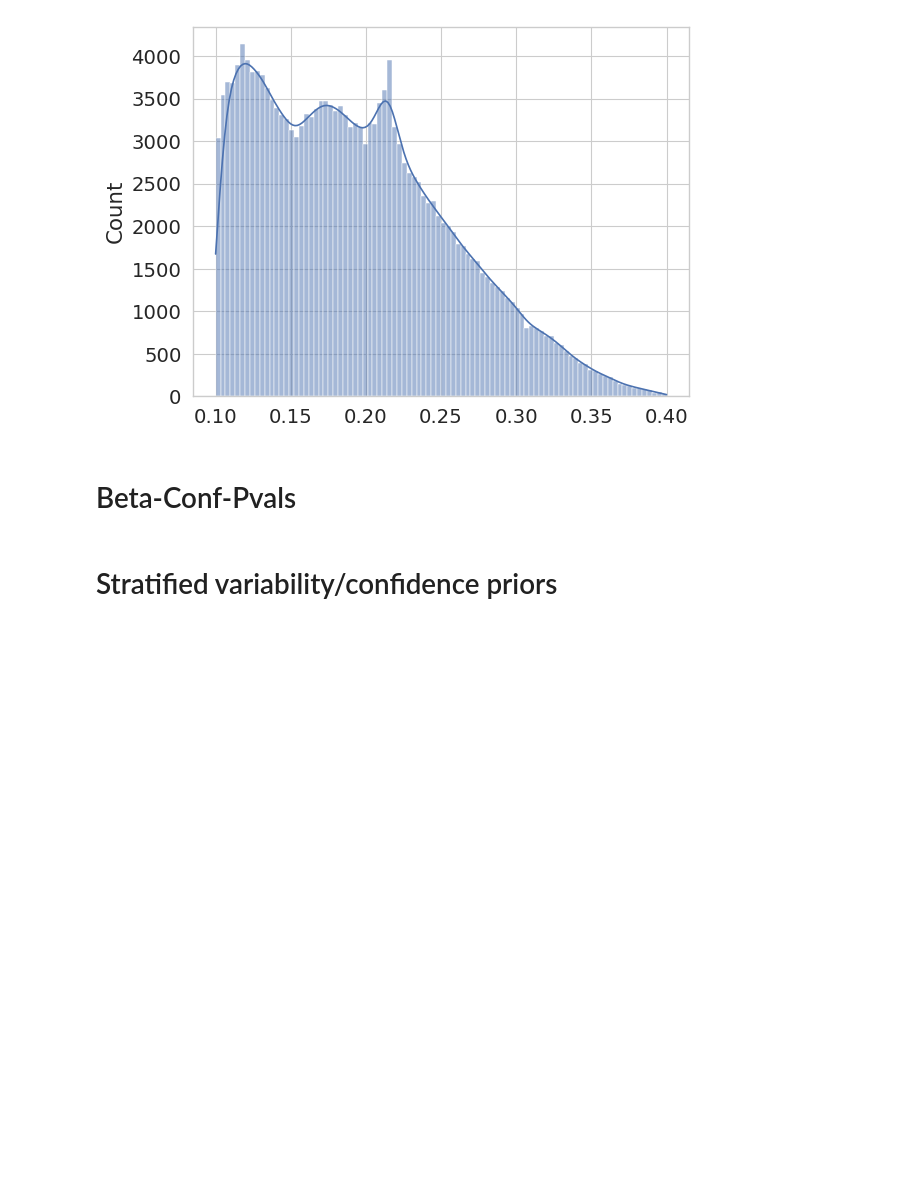
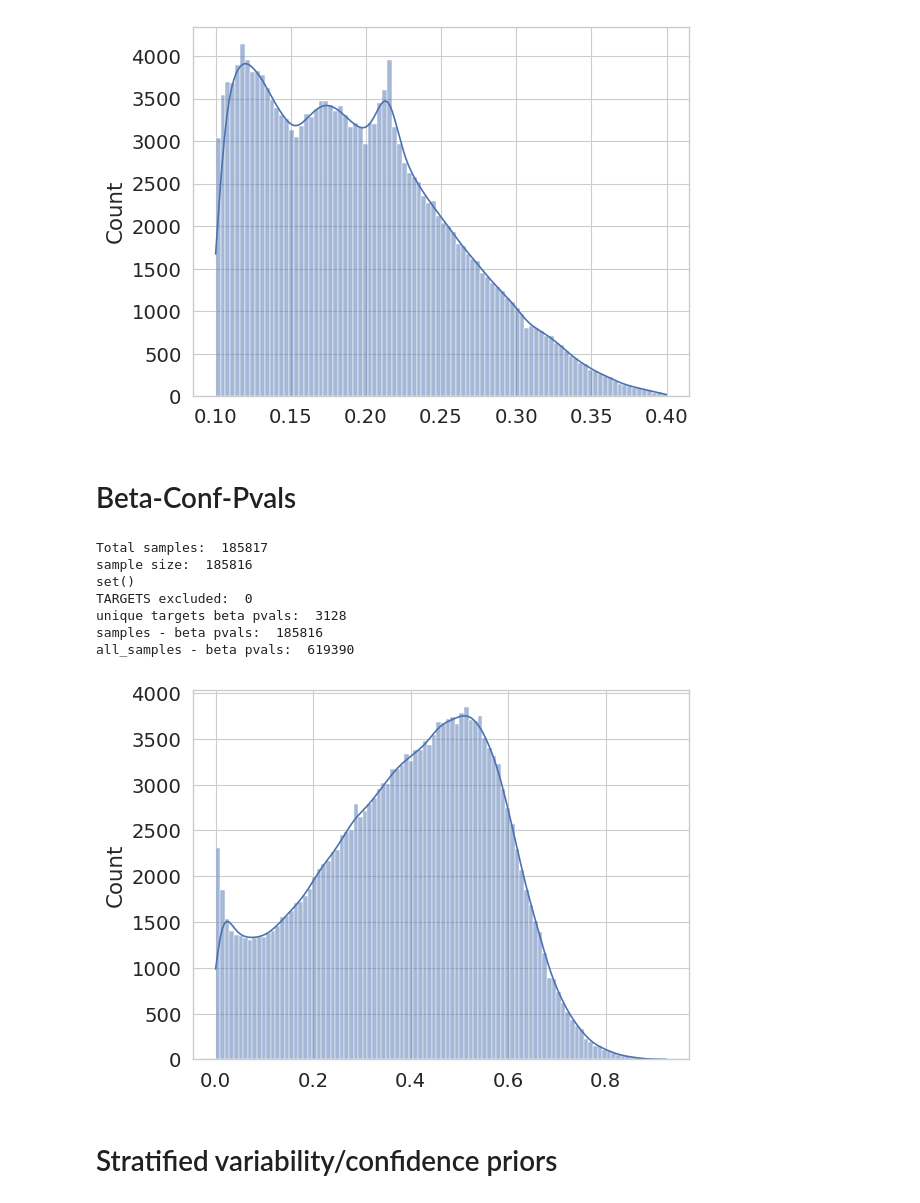
Before and after one commit to jr4fs/vl-pretraining, a Jupyter notebook: src/dataset_selection/sampling/stratified_beta_sampling.ipynb, the cells around one changed output. Drawn from its saved outputs; the diff is of its cells as text; code cells hidden in the pictures; blank space fills up the shorter version.

Commit message:
beta pvals conf

```diff
--- a/src/dataset_selection/sampling/stratified_beta_sampling.ipynb
+++ b/src/dataset_selection/sampling/stratified_beta_sampling.ipynb
@@ -733,11 +733,20 @@ def beta_conf_pvals(df, alpha, beta, model, training_budget, dataset='animals'):
 # %%
 sampling_dataset = 'multilabel_full'
 sampling_model = 'LXR111'
 
 base_path = '../../../snap/vqa/lxr111_multilabel_full_run_3/'
 df = pd.read_pickle(base_path+"datamap_metrics.pkl")
 
-beta_conf_pvals(df, 1, 2, sampling_model, 30, dataset=sampling_dataset)
+beta_conf_pvals(df, 2, 8, sampling_model, 30, dataset=sampling_dataset)
+# %% [output]
+Total samples:  185817
+sample size:  185816
+set()
+TARGETS excluded:  0
+unique targets beta pvals:  3128
+samples - beta pvals:  185816
+all_samples - beta pvals:  619390
+[figure, added]
 # %% [markdown]
 # Stratified variability/confidence priors
 # %%
```
